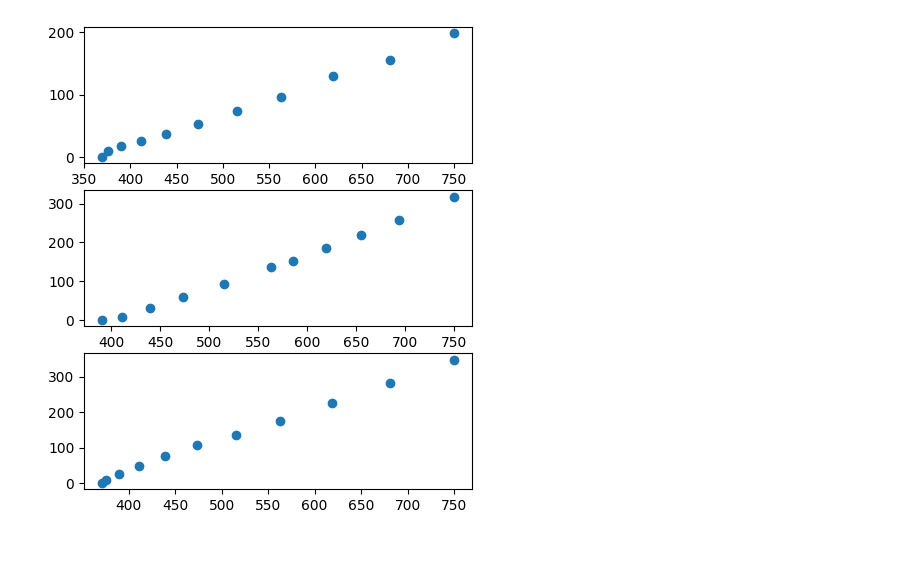
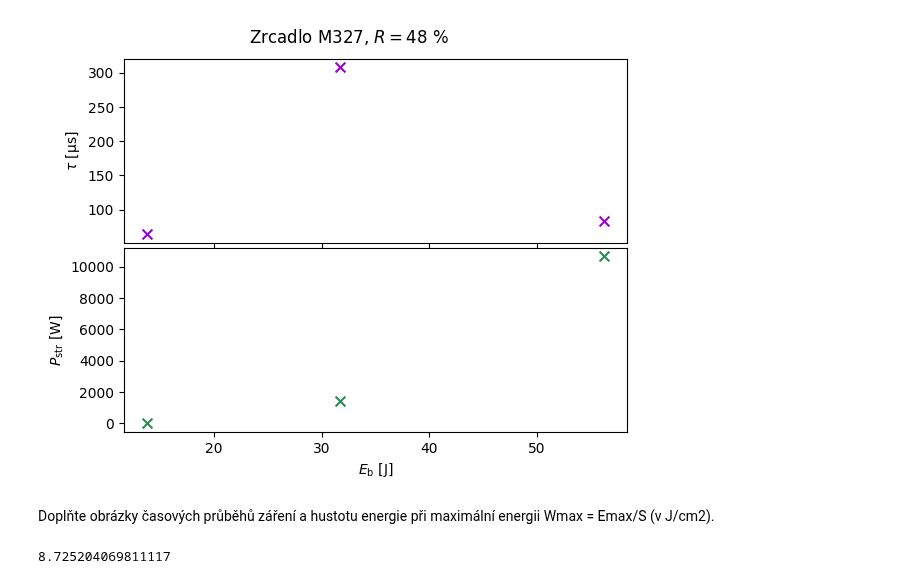
Before and after one commit to omikron-ceti/ZPLT, a Jupyter notebook: uloha_01/data_01/data_01.ipynb, the cells around one changed output. Drawn from its saved outputs; the diff is of its cells as text; code cells hidden in the pictures; blank space fills up the shorter version.

```diff
--- a/uloha_01/data_01/data_01.ipynb
+++ b/uloha_01/data_01/data_01.ipynb
@@ -39,22 +133,35 @@ Doplňte obrázky časových průběhů záření a hustotu energie při maximá
-# %%
-d_svazku = 3.6 #mm
-zdroj_M337 = [prevodni_tabulka[d] for d in zrcadlo_M337["zdroj [dilky]"]]
-zdroj_kremenne_sklo = [prevodni_tabulka[d] for d in kremenne_sklo["zdroj [dilky].1"]]
-zdroj_M237 = [prevodni_tabulka[d] for d in zrcadlo_M237["zdroj [dilky].2"]]
-
-
-fig_zrcadla, ax = plt.subplots(3, 1, figsize=(5,6))
-ax[0].scatter(zrcadlo_M337_prevedene["U_b [V]"], zrcadlo_M337_prevedene["D2 [mV]"])
-ax[1].scatter(kremenne_sklo_prevedene["U_b [V]"], kremenne_sklo_prevedene["D2 [mV]"])
-ax[2].scatter(zrcadlo_M237_prevedene["U_b [V]"], zrcadlo_M237_prevedene["D2 [mV]"])
-
-with open("tabulka_M337.txt", "w") as file:
-    file.write(zrcadlo_M337_prevedene.to_latex(index=False))
-
-with open("tabulka_kremenne_sklo.txt", "w") as file:
-    file.write(kremenne_sklo_prevedene.to_latex(index=False))
-
-with open("tabulka_M237.txt", "w") as file:
-    file.write(zrcadlo_M237_prevedene.to_latex(index=False))
-# %% [output]
-[figure, removed]
+# %%
+optimalni_zrcadlo = pd.DataFrame.from_dict({
+    "dilky": [220, 550, 700],
+    "D2 [mV]": [0, 175, 348]
+})
+optimalni_zrcadlo_prevedene = prevod_na_V_J(prevodni_tabulka, optimalni_zrcadlo, "dilky", "D2 [mV]")
+
+t = np.array([63.6, 308, 83.2])# \mu s
+P_str = optimalni_zrcadlo_prevedene["D2 [J]"]/(t*10**(-6))
+
+
+fig_optimalni_zrcadlo, ax = plt.subplots(2, 1, sharex=True)
+ax[0].scatter(optimalni_zrcadlo_prevedene["E_b [J]"], t,
+              color="darkviolet", marker="x", s=50)
+ax[1].scatter(optimalni_zrcadlo_prevedene["E_b [J]"], P_str,
+              color="seagreen", marker="x", s=50)
+plt.tight_layout(pad=3, h_pad=0)
+plt.suptitle("Zrcadlo M327, $R=48~\\%$")
+ax[1].set_xlabel("$E_\\mathrm{{b}}~\\mathrm{[J]}$")
+ax[0].set_ylabel("$\\tau~\\mathrm{[\\mu s]}$")
+ax[1].set_ylabel("$P_\\mathrm{{str}}~\\mathrm{[W]}$")
+plt.savefig("../protokol_01/img/optimalni_zrcadlo.pdf")
+# %% [output]
+[figure, added]
+# %% [markdown]
+Doplňte obrázky časových průběhů záření a hustotu energie při maximální energii Wmax = Emax/S (v J/cm2).
+# %%
+d_svazku = 3.6*10**(-1) # cm
+S = math.pi * (d_svazku/2)**2
+
+E_max_M327 = np.max(optimalni_zrcadlo_prevedene["D2 [J]"])
+W_max=E_max_M327/S
+print(W_max)
+# %% [output]
+8.725204069811117
```
Also changed, not shown: parts of 13 cells of this notebook, 28 other files.
